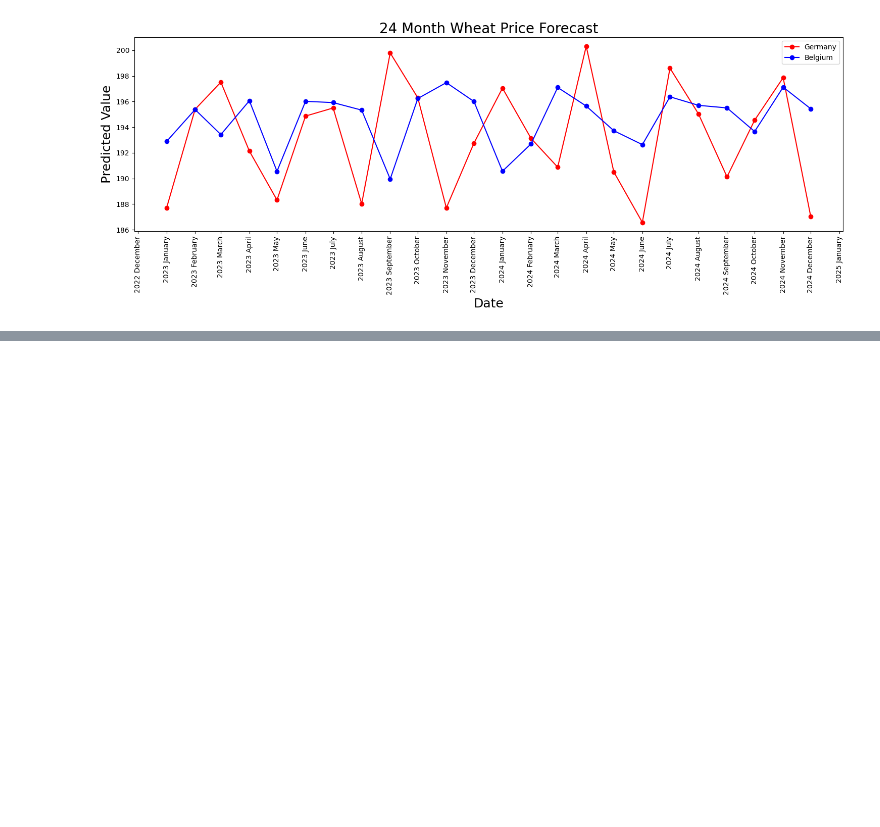
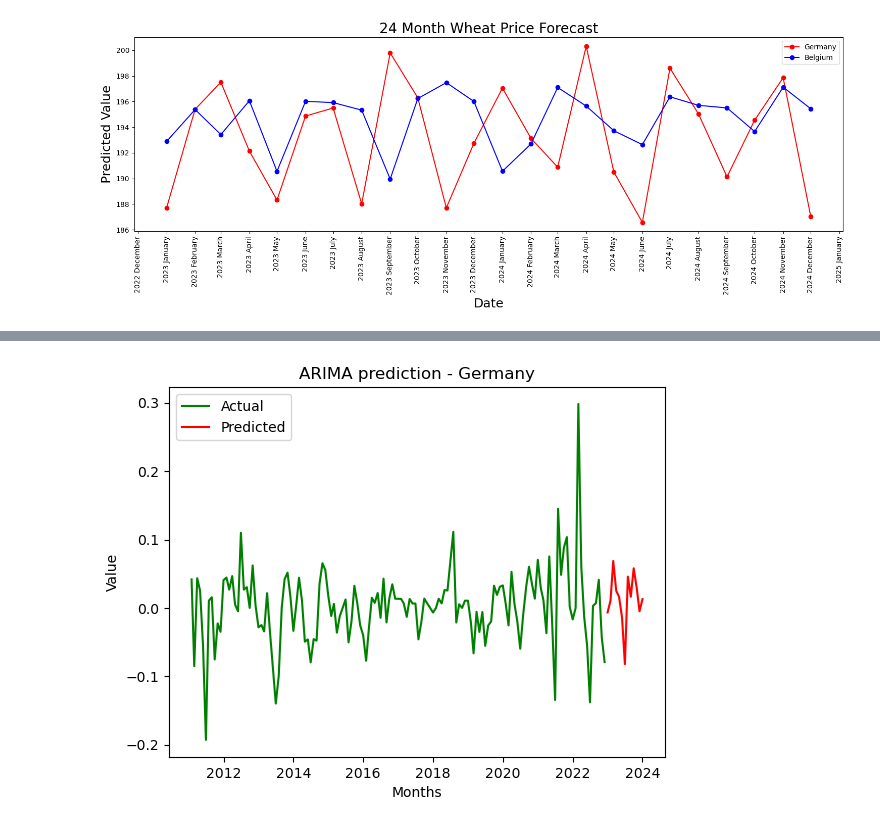
Before and after one commit to devbilalkhan/fao-project, a Jupyter notebook: fao_stat.ipynb, the cells around one changed output, grey strips where cells are left out. Cells and saved outputs as stored; diff of their text form; code cells hidden in the pictures; blank space fills up the shorter version.

```diff
--- a/fao_stat.ipynb
+++ b/fao_stat.ipynb
@@ -504,0 +614,9 @@ plot_predictions(predictions)
+# %%
+import statsmodels.api as sm
+
+p, d, q = 2, 1, 2
+
+model= sm.tsa.statespace.SARIMAX(y, order=(p, d, q), seasonal_order=(p, d, q, 12))
+
+model = model.fit()
+model.summary()
@@ -504,0 +676,15 @@ plot_predictions(predictions)
+# %%
+pred = model.predict(start=len(y), end=len(y)+12)
+# %%
+# import pyplot
+from matplotlib import pyplot
+pyplot.plot(y, label='Actual',color='green')
+pyplot.plot(pred, label='Predicted', color='red')
+
+pyplot.xlabel('Months')
+pyplot.ylabel('Value')
+pyplot.title('ARIMA prediction - Germany')
+pyplot.legend()
+pyplot.show()
+# %% [output]
+[figure, added]
```
Also changed, not shown: parts of 14 cells of this notebook, 1 other file.
